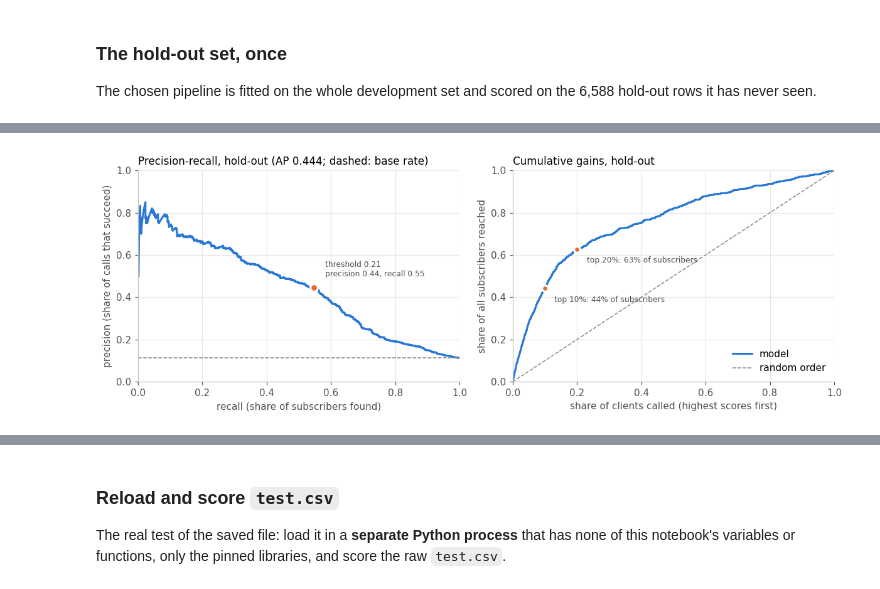
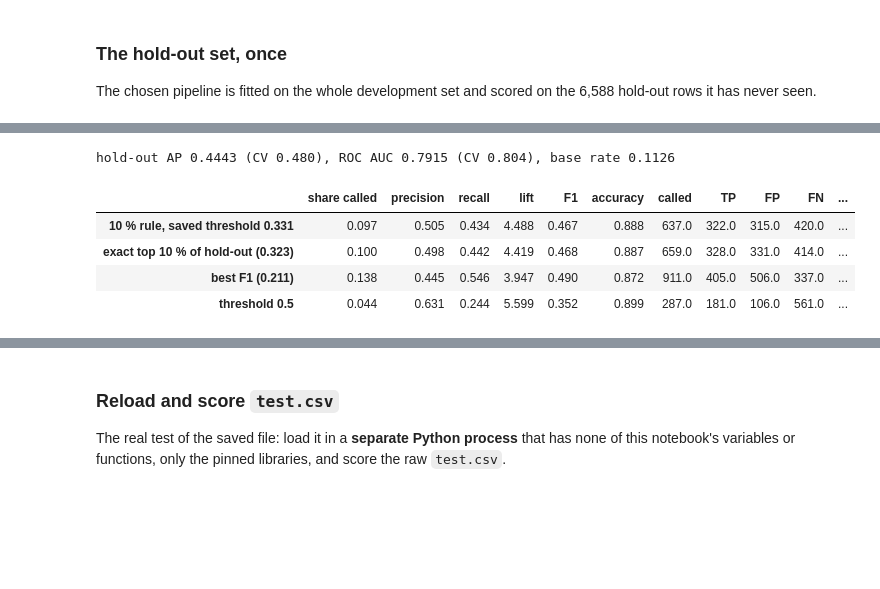
Before and after one commit to abo-code-1/task-03-ML-course, a Jupyter notebook: Imamsidikov_task3.ipynb, the cells around one changed output, grey strips where cells are left out. Drawn from its saved outputs; the diff is of its cells as text; code cells hidden in the pictures; blank space fills up the shorter version.

```diff
--- a/Imamsidikov_task3.ipynb
+++ b/Imamsidikov_task3.ipynb
@@ -915,36 +943,33 @@ hold-out AP 0.4443 (CV 0.480), ROC AUC 0.7915 (CV 0.804), base rate 0.1126
-# %%
-# Left: precision-recall curve on the hold-out. Right: share of all subscribers reached when calling the clients
-# with the highest scores first (cumulative gains)
-hp, hr, _ = precision_recall_curve(y_hold, p_hold)
-hp, hr = hp[hr > 0], hr[hr > 0]  # drop the points at recall 0, where precision is undefined
-order = np.argsort(-p_hold)
-reached = np.cumsum(y_hold.to_numpy()[order]) / y_hold.sum()
-called = np.arange(1, len(order) + 1) / len(order)
-chosen = at_threshold(y_hold, p_hold, THRESHOLD)
-
-fig, (a1, a2) = plt.subplots(1, 2, figsize=(11, 4))
-a1.plot(hr, hp, color=NO, linewidth=2)
-a1.axhline(y_hold.mean(), color=NEUTRAL, linewidth=1, linestyle="--")
-a1.scatter([chosen["recall"]], [chosen["precision"]], s=60, color=YES, zorder=3, edgecolor="white", linewidth=2)
-a1.annotate(f"threshold {THRESHOLD:.2f}\nprecision {chosen['precision']:.2f}, recall {chosen['recall']:.2f}",
-            (chosen["recall"], chosen["precision"]), xytext=(12, 12), textcoords="offset points", fontsize=8,
-            color="#52514e")
-a1.set(xlabel="recall (share of subscribers found)", ylabel="precision (share of calls that succeed)",
-       xlim=(0, 1), ylim=(0, 1))
-a1.set_title(f"Precision-recall, hold-out (AP {hold_ap:.3f}; dashed: base rate)", loc="left")
-
-a2.plot(called, reached, color=NO, linewidth=2, label="model")
-a2.plot([0, 1], [0, 1], color=NEUTRAL, linewidth=1, linestyle="--", label="random order")
-for share in (0.1, 0.2):
-    got = reached[int(share * len(order)) - 1]
-    a2.scatter([share], [got], s=40, color=YES, zorder=3, edgecolor="white", linewidth=2)
-    a2.annotate(f"top {share:.0%}: {got:.0%} of subscribers", (share, got), xytext=(10, -14),
-                textcoords="offset points", fontsize=8, color="#52514e")
-a2.set(xlabel="share of clients called (highest scores first)", ylabel="share of all subscribers reached",
-       xlim=(0, 1), ylim=(0, 1))
-a2.set_title("Cumulative gains, hold-out", loc="left")
-a2.legend(loc="lower right")
-fig.tight_layout()
-plt.show()
-# %% [output]
-[figure, removed]
+# %%
+final_pipe.fit(X_dev, y_dev)
+p_hold = final_pipe.predict_proba(X_hold)[:, 1]
+
+
+def at_threshold(y_true, p, t):
+    pred = (p >= t).astype(int)
+    tn, fp, fn, tp = confusion_matrix(y_true, pred).ravel()
+    precision = tp / (tp + fp)
+    return {"share called": (tp + fp) / len(y_true), "precision": precision, "recall": tp / (tp + fn),
+            "lift": precision / np.mean(y_true), "F1": 2 * tp / (2 * tp + fp + fn),
+            "accuracy": (tp + tn) / len(y_true), "called": int(tp + fp), "TP": int(tp), "FP": int(fp),
+            "FN": int(fn), "TN": int(tn)}
+
+
+hold_ap, hold_auc = average_precision_score(y_hold, p_hold), roc_auc_score(y_hold, p_hold)
+print(f"hold-out AP {hold_ap:.4f} (CV {cv_table().loc['gradient boosting, tuned', 'AP']:.3f}), "
+      f"ROC AUC {hold_auc:.4f} (CV {cv_table().loc['gradient boosting, tuned', 'ROC AUC']:.3f}), "
+      f"base rate {y_hold.mean():.4f}")
+
+# The saved threshold (set on the development set), the exact top 10 % of the hold-out, and two other thresholds
+HOLD_TOP = float(np.quantile(p_hold, 1 - CALL_SHARE))
+pd.DataFrame({f"10 % rule, saved threshold {THRESHOLD:.3f}": at_threshold(y_hold, p_hold, THRESHOLD),
+              f"exact top 10 % of hold-out ({HOLD_TOP:.3f})": at_threshold(y_hold, p_hold, HOLD_TOP),
+              f"best F1 ({F1_THRESHOLD:.3f})": at_threshold(y_hold, p_hold, F1_THRESHOLD),
+              "threshold 0.5": at_threshold(y_hold, p_hold, 0.5)}).T.round(3)
+# %% [output]
+hold-out AP 0.4443 (CV 0.480), ROC AUC 0.7915 (CV 0.804), base rate 0.1126
+|  | share called | precision | recall | lift | F1 | accuracy | called | TP | FP | FN | ... |
+| 10 % rule, saved threshold 0.331 | 0.097 | 0.505 | 0.434 | 4.488 | 0.467 | 0.888 | 637.0 | 322.0 | 315.0 | 420.0 | ... |
+| exact top 10 % of hold-out (0.323) | 0.100 | 0.498 | 0.442 | 4.419 | 0.468 | 0.887 | 659.0 | 328.0 | 331.0 | 414.0 | ... |
+| best F1 (0.211) | 0.138 | 0.445 | 0.546 | 3.947 | 0.490 | 0.872 | 911.0 | 405.0 | 506.0 | 337.0 | ... |
+| threshold 0.5 | 0.044 | 0.631 | 0.244 | 5.599 | 0.352 | 0.899 | 287.0 | 181.0 | 106.0 | 561.0 | ... |
```
Also changed, not shown: parts of 25 cells of this notebook, 3 other files.
